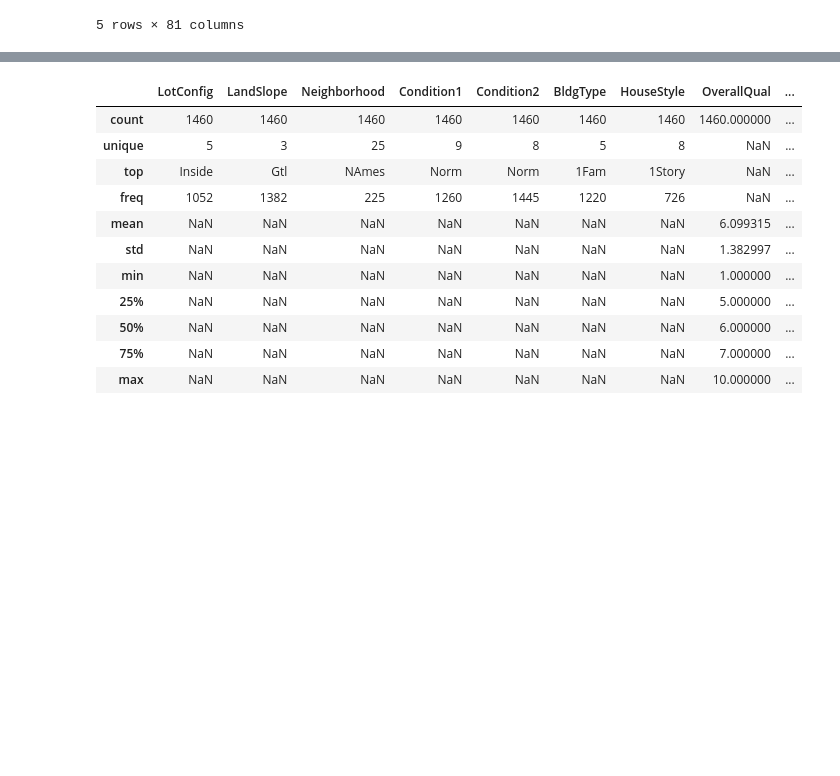
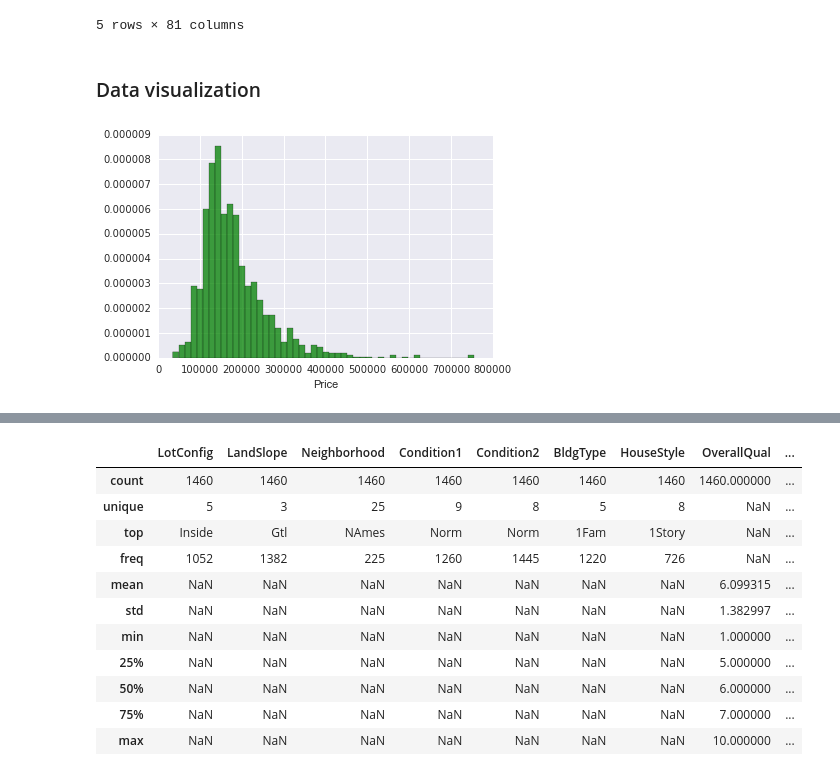
Before and after one commit to rogotulka/HousePrediction, a Jupyter notebook: House_price_prediction.ipynb, the cells around one changed output, grey strips where cells are left out. Drawn from its saved outputs; the diff is of its cells as text; code cells hidden in the pictures; blank space fills up the shorter version.

Commit message:
add a bit data visualization

```diff
--- a/House_price_prediction.ipynb
+++ b/House_price_prediction.ipynb
@@ -21,3 +23,11 @@ houses.head()
 | 3 | 4 | 70 | RL | 60.0 | 9550 | Pave | NaN | IR1 | Lvl | ... |
 | 4 | 5 | 60 | RL | 84.0 | 14260 | Pave | NaN | IR1 | Lvl | ... |
 5 rows × 81 columns
+# %% [markdown]
+### Data visualization
+# %%
+plt.hist(houses['SalePrice'], 50, normed=1, facecolor='green', alpha=0.75)
+plt.xlabel('Price')
+plt.show()
+# %% [output]
+[figure, added]
```
Also changed, not shown: parts of 11 cells of this notebook.
